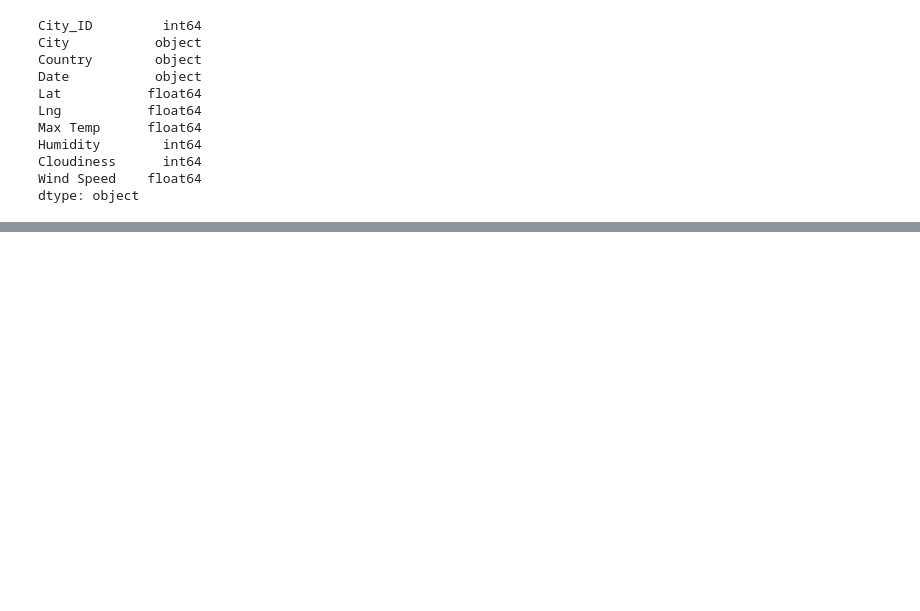
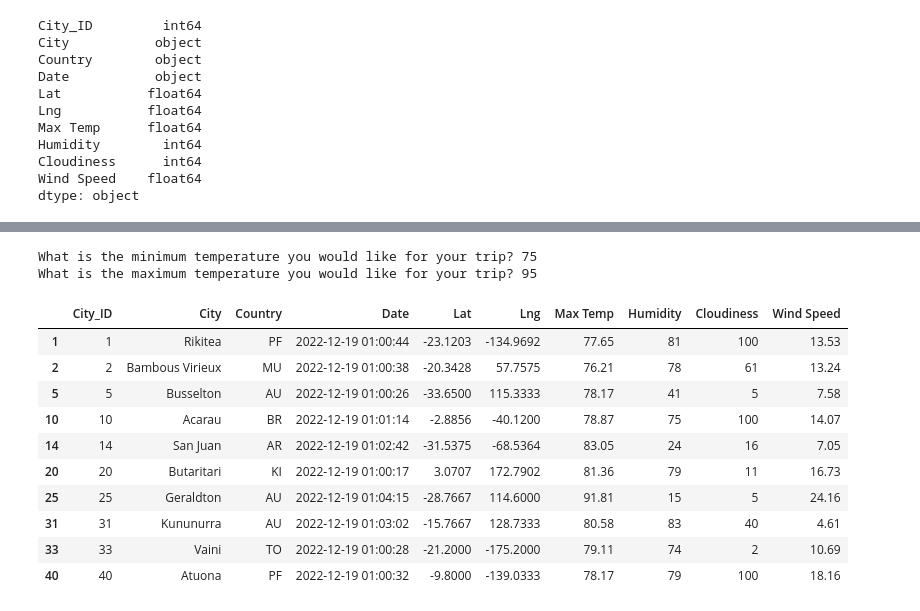
Before and after one commit to EricaLedezma/World_Weather_Analysis, a Jupyter notebook: VacationPy.ipynb, the cells around one changed output, grey strips where cells are left out. Saved outputs shown, nothing was run; the diff lists cells and outputs as text; code cells hidden in the pictures; blank space fills up the shorter version.

```diff
--- a/VacationPy.ipynb
+++ b/VacationPy.ipynb
@@ -59,0 +103,24 @@ InvalidWeightException: -29.81 is not a valid weight. Weights must be non-negati
+# %%
+# Ask the customer to add a minimum and maximum temperature value.
+min_temp = float(input("What is the minimum temperature you would like for your trip? "))
+max_temp = float(input("What is the maximum temperature you would like for your trip? "))
+# %% [output]
+What is the minimum temperature you would like for your trip? 75
+What is the maximum temperature you would like for your trip? 95
+# %%
+# Filter the dataset to find the cities that fit the criteria.
+preferred_cities_df = city_data_df.loc[(city_data_df["Max Temp"] <= max_temp) & \
+                                       (city_data_df["Max Temp"] >= min_temp)]
+preferred_cities_df.head(10)
+# %% [output]
+|  | City_ID | City | Country | Date | Lat | Lng | Max Temp | Humidity | Cloudiness | Wind Speed |
+| 1 | 1 | Rikitea | PF | 2022-12-19 01:00:44 | -23.1203 | -134.9692 | 77.65 | 81 | 100 | 13.53 |
+| 2 | 2 | Bambous Virieux | MU | 2022-12-19 01:00:38 | -20.3428 | 57.7575 | 76.21 | 78 | 61 | 13.24 |
+| 5 | 5 | Busselton | AU | 2022-12-19 01:00:26 | -33.6500 | 115.3333 | 78.17 | 41 | 5 | 7.58 |
+| 10 | 10 | Acarau | BR | 2022-12-19 01:01:14 | -2.8856 | -40.1200 | 78.87 | 75 | 100 | 14.07 |
+| 14 | 14 | San Juan | AR | 2022-12-19 01:02:42 | -31.5375 | -68.5364 | 83.05 | 24 | 16 | 7.05 |
+| 20 | 20 | Butaritari | KI | 2022-12-19 01:00:17 | 3.0707 | 172.7902 | 81.36 | 79 | 11 | 16.73 |
+| 25 | 25 | Geraldton | AU | 2022-12-19 01:04:15 | -28.7667 | 114.6000 | 91.81 | 15 | 5 | 24.16 |
+| 31 | 31 | Kununurra | AU | 2022-12-19 01:03:02 | -15.7667 | 128.7333 | 80.58 | 83 | 40 | 4.61 |
+| 33 | 33 | Vaini | TO | 2022-12-19 01:00:28 | -21.2000 | -175.2000 | 79.11 | 74 | 2 | 10.69 |
+| 40 | 40 | Atuona | PF | 2022-12-19 01:00:32 | -9.8000 | -139.0333 | 78.17 | 79 | 100 | 18.16 |
```
Also changed, not shown: parts of 13 cells of this notebook, 1 other file.
